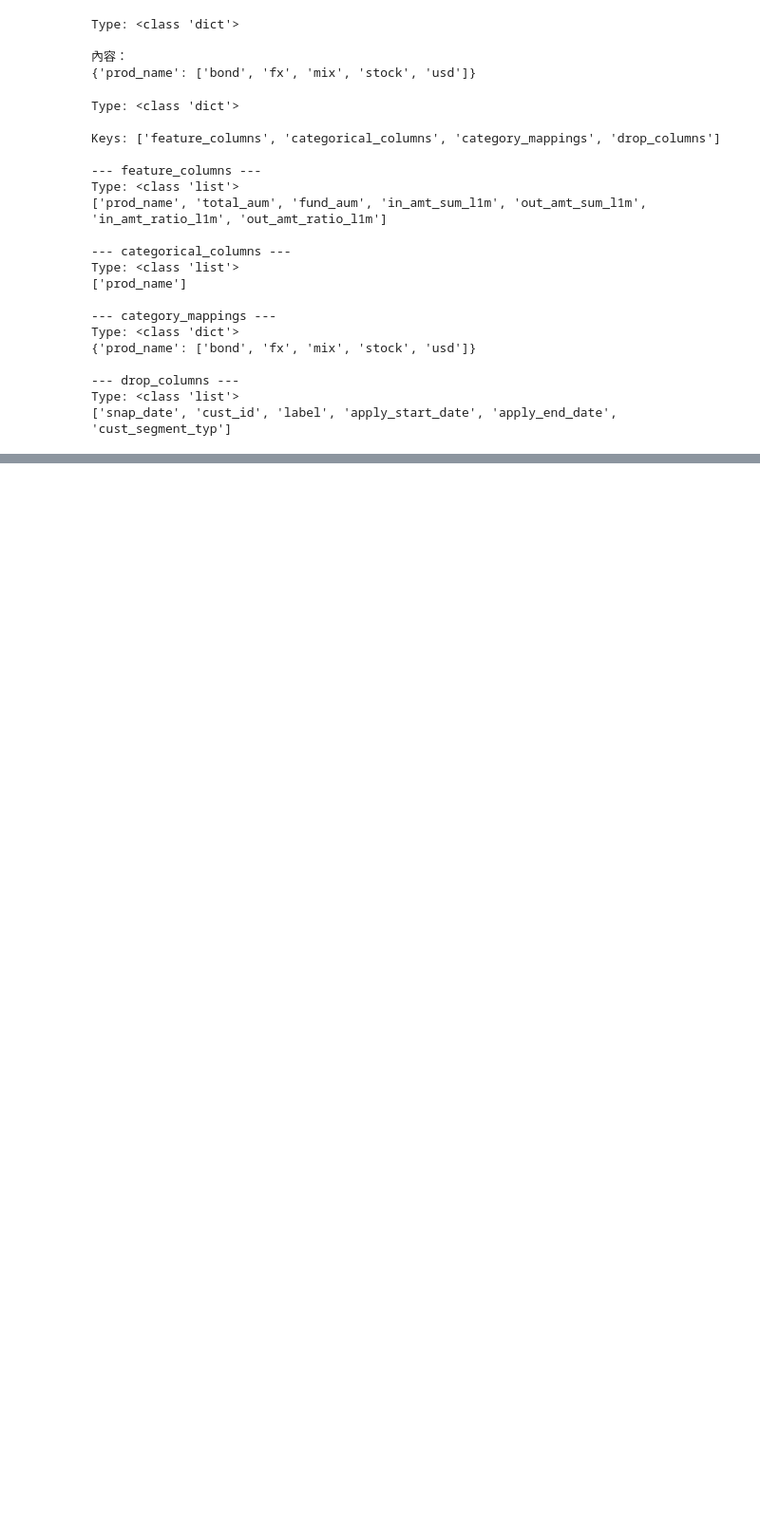
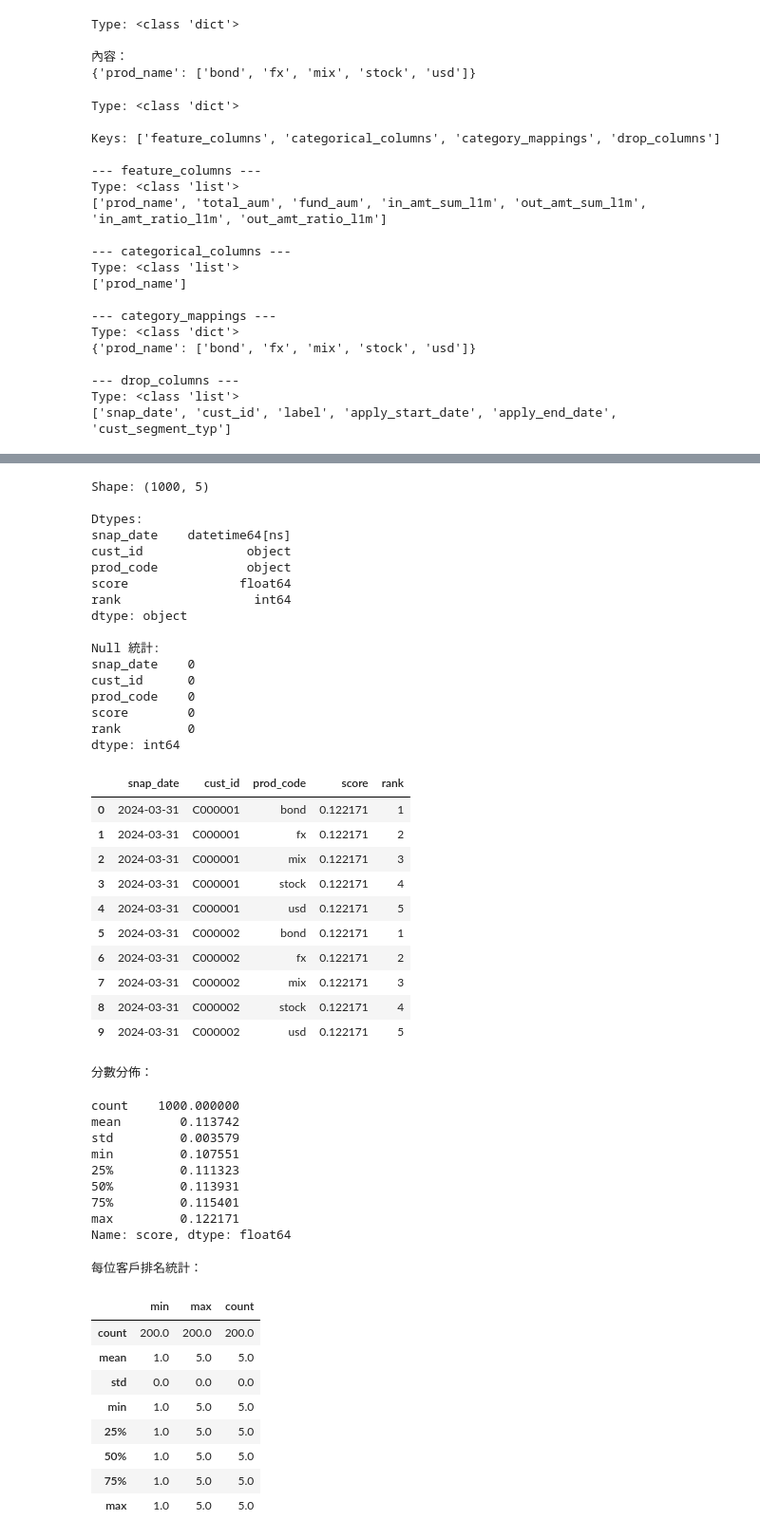
Before and after one commit to curtis-lu/recsys-demo, a Jupyter notebook: notebooks/inspect_artifacts.ipynb, the cells around one changed output, grey strips where cells are left out. Shown at 95% size. Cells and saved outputs as stored; diff of their text form; code cells hidden in the pictures; blank space fills up the shorter version.

```diff
--- a/notebooks/inspect_artifacts.ipynb
+++ b/notebooks/inspect_artifacts.ipynb
@@ -224,0 +459,75 @@ model 不存在，請先執行 training pipeline。
+# %%
+"""檢視 ranked_predictions（Parquet）：排序後的推薦結果"""
+if catalog.exists("ranked_predictions"):
+    df = catalog.load("ranked_predictions")
+    print(f"Shape: {df.shape}")
+    print(f"\nDtypes:\n{df.dtypes}")
+    print(f"\nNull 統計:\n{df.isnull().sum()}")
+    display(df.head(10))
+
+    # 分數分佈統計
+    if "score" in df.columns:
+        print(f"\n分數分佈：")
+        display(df["score"].describe())
+
+    # 各產品平均分數
+    if "prod_name" in df.columns and "score" in df.columns:
+        avg_score = df.groupby("prod_name")["score"].mean().sort_values(ascending=False)
+        print(f"\n各產品平均分數:\n{avg_score}")
+
+    # 排名分佈：確認每位客戶有完整 1~N 排名
+    if "rank" in df.columns and "cust_id" in df.columns:
+        ranks_per_cust = df.groupby("cust_id")["rank"].agg(["min", "max", "count"])
+        print(f"\n每位客戶排名統計：")
+        display(ranks_per_cust.describe())
+else:
+    print("ranked_predictions 不存在，請先執行 inference pipeline。")
+# %% [output]
+Shape: (1000, 5)
+
+Dtypes:
+snap_date    datetime64[ns]
+cust_id              object
+prod_code            object
+score               float64
+rank                  int64
+dtype: object
+
+Null 統計:
+snap_date    0
+cust_id      0
+prod_code    0
+score        0
+rank         0
+dtype: int64
+|  | snap_date | cust_id | prod_code | score | rank |
+| 0 | 2024-03-31 | C000001 | bond | 0.122171 | 1 |
+| 1 | 2024-03-31 | C000001 | fx | 0.122171 | 2 |
+| 2 | 2024-03-31 | C000001 | mix | 0.122171 | 3 |
+| 3 | 2024-03-31 | C000001 | stock | 0.122171 | 4 |
+| 4 | 2024-03-31 | C000001 | usd | 0.122171 | 5 |
+| 5 | 2024-03-31 | C000002 | bond | 0.122171 | 1 |
+| 6 | 2024-03-31 | C000002 | fx | 0.122171 | 2 |
+| 7 | 2024-03-31 | C000002 | mix | 0.122171 | 3 |
+| 8 | 2024-03-31 | C000002 | stock | 0.122171 | 4 |
+| 9 | 2024-03-31 | C000002 | usd | 0.122171 | 5 |
+分數分佈：
+count    1000.000000
+mean        0.113742
+std         0.003579
+min         0.107551
+25%         0.111323
+50%         0.113931
+75%         0.115401
+max         0.122171
+Name: score, dtype: float64
+每位客戶排名統計：
+|  | min | max | count |
+| count | 200.0 | 200.0 | 200.0 |
+| mean | 1.0 | 5.0 | 5.0 |
+| std | 0.0 | 0.0 | 0.0 |
+| min | 1.0 | 5.0 | 5.0 |
+| 25% | 1.0 | 5.0 | 5.0 |
+| 50% | 1.0 | 5.0 | 5.0 |
+| 75% | 1.0 | 5.0 | 5.0 |
+| max | 1.0 | 5.0 | 5.0 |
```
Also changed, not shown: parts of 13 cells of this notebook, 28 other files.
